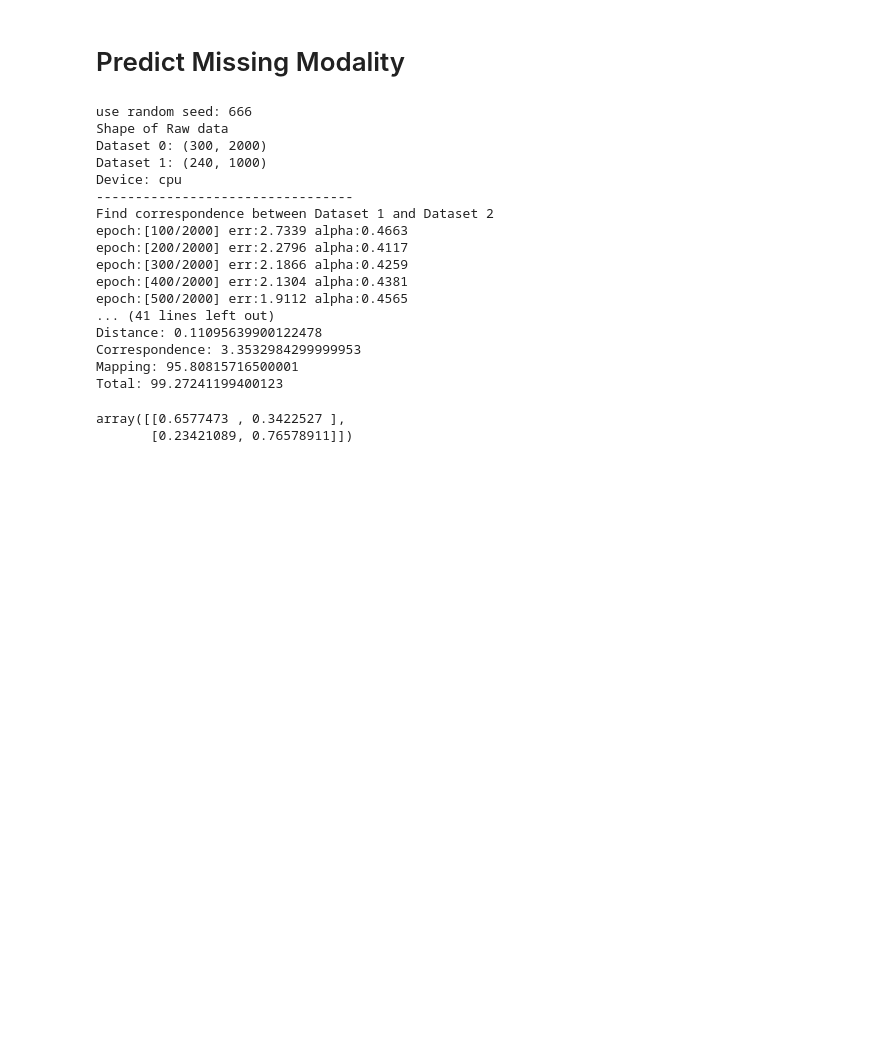
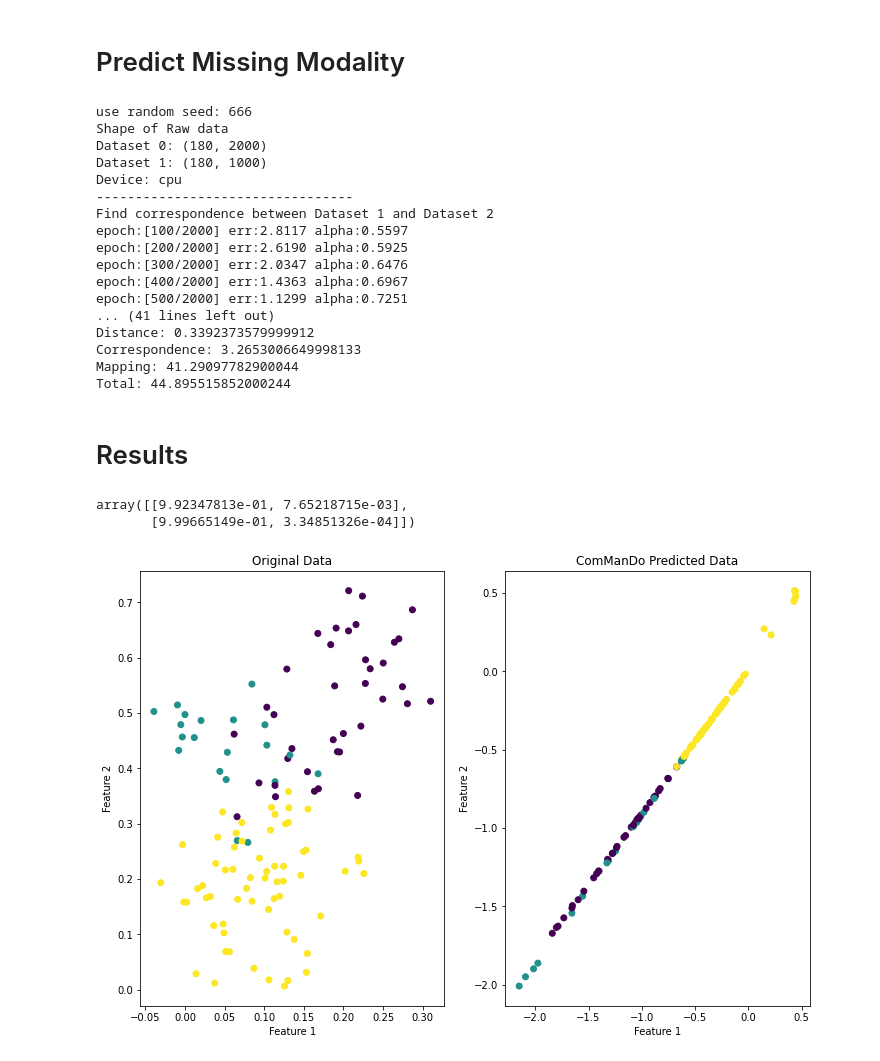
Before and after one commit to Oafish1/JAMIE, a Jupyter notebook: examples/modality_prediction/MMD-MA.ipynb, the cells around one changed output. Drawn from its saved outputs; the diff is of its cells as text; code cells hidden in the pictures; blank space fills up the shorter version.

```diff
--- a/examples/modality_prediction/MMD-MA.ipynb
+++ b/examples/modality_prediction/MMD-MA.ipynb
@@ -13,29 +14,40 @@ import torch
 # %%
 data1 = np.loadtxt("../data/Unioncom/MMD/s1_mapped1.txt")
 data2 = np.loadtxt("../data/Unioncom/MMD/s1_mapped2.txt")
-num_aligned = int(.8 * len(data2))
-data2, data2_withheld = data2[:num_aligned], data2[num_aligned:]
+type1 = np.loadtxt("../data/Unioncom/MMD/s1_type1.txt")
+type2 = np.loadtxt("../data/Unioncom/MMD/s1_type2.txt")
+color_func = lambda x: x
+
+np.random.seed(42)
+idx = np.array(range(len(data1)))
+np.random.shuffle(idx)
+data1, data2 = (d[idx] for d in (data1,data2))
+type1, type2 = (d[idx] for d in (type1,type2))
+
+num_aligned = int(.6 * len(data2))
+data1, data2, data1_withheld, data2_withheld = data1[:num_aligned], data2[:num_aligned], data1[num_aligned:], data2[num_aligned:]
+type1_withheld, type2_withheld = type1[num_aligned:], type2[num_aligned:]
 # %% [markdown]
 # Predict Missing Modality
 # %%
 # Align data
-cm = ComManDo(aligned_idx=2*(range(num_aligned),))
-cm_data = cm.fit_transform(dataset=[data1, data2])
+cm = ComManDo()
+cm_data = cm.fit_transform(dataset=[data1,data2])
 # %% [output]
 use random seed: 666
 Shape of Raw data
-Dataset 0: (300, 2000)
-Dataset 1: (240, 1000)
+Dataset 0: (180, 2000)
+Dataset 1: (180, 1000)
 Device: cpu
 ---------------------------------
 Find correspondence between Dataset 1 and Dataset 2
-epoch:[100/2000] err:2.7339 alpha:0.4663
-epoch:[200/2000] err:2.2796 alpha:0.4117
-epoch:[300/2000] err:2.1866 alpha:0.4259
-epoch:[400/2000] err:2.1304 alpha:0.4381
-epoch:[500/2000] err:1.9112 alpha:0.4565
+epoch:[100/2000] err:2.8117 alpha:0.5597
+epoch:[200/2000] err:2.6190 alpha:0.5925
+epoch:[300/2000] err:2.0347 alpha:0.6476
+epoch:[400/2000] err:1.4363 alpha:0.6967
+epoch:[500/2000] err:1.1299 alpha:0.7251
 ... (41 lines left out)
-Distance: 0.11095639900122478
-Correspondence: 3.3532984299999953
-Mapping: 95.80815716500001
-Total: 99.27241199400123
+Distance: 0.3392373579999912
+Correspondence: 3.2653006649998133
+Mapping: 41.29097782900044
+Total: 44.895515852000244
@@ -48,8 +54,35 @@ actual = actual.flatten() > .5
+# %% [markdown]
+# Results
+# %%
+# Compile prediction and true
+minmax = lambda d:d#lambda d: (d - np.min(d)) / (np.max(d) - np.min(d))
+predicted = minmax(cm.model.decoders[1](
+    cm.model.encoders[0](
+        torch.tensor(data1_withheld).float()
+    )).detach().cpu().numpy())
+actual = minmax(data2_withheld)
 # %%
 # Produce confusion matrix
 # tn fp
 # fn tp
-confusion_matrix(actual, predicted, labels=(False, True), normalize='true')
+confusion_matrix(actual.flatten() > .5,  predicted.flatten() > .5, labels=(False, True), normalize='true')
 # %% [output]
-array([[0.6577473 , 0.3422527 ],
-       [0.23421089, 0.76578911]])
+array([[9.92347813e-01, 7.65218715e-03],
+       [9.99665149e-01, 3.34851326e-04]])
+# %%
+# Plot
+f1,f2=0,1
+colors = [color_func(i) for i in type2_withheld]
+plt.subplots(1,2, figsize=(12,8))
+plt.subplot(1,2,1)
+plt.scatter(actual[:, f1], actual[:, f2], c=colors)
+plt.title('Original Data')
+plt.xlabel('Feature 1')
+plt.ylabel('Feature 2')
+plt.subplot(1,2,2)
+plt.scatter(predicted[:, f1], predicted[:, f2], c=colors)
+plt.title('ComManDo Predicted Data')
+plt.xlabel('Feature 1')
+plt.ylabel('Feature 2');
+# %% [output]
+[figure, added]
```
Also changed, not shown: parts of 2 cells of this notebook, 9 other files.
